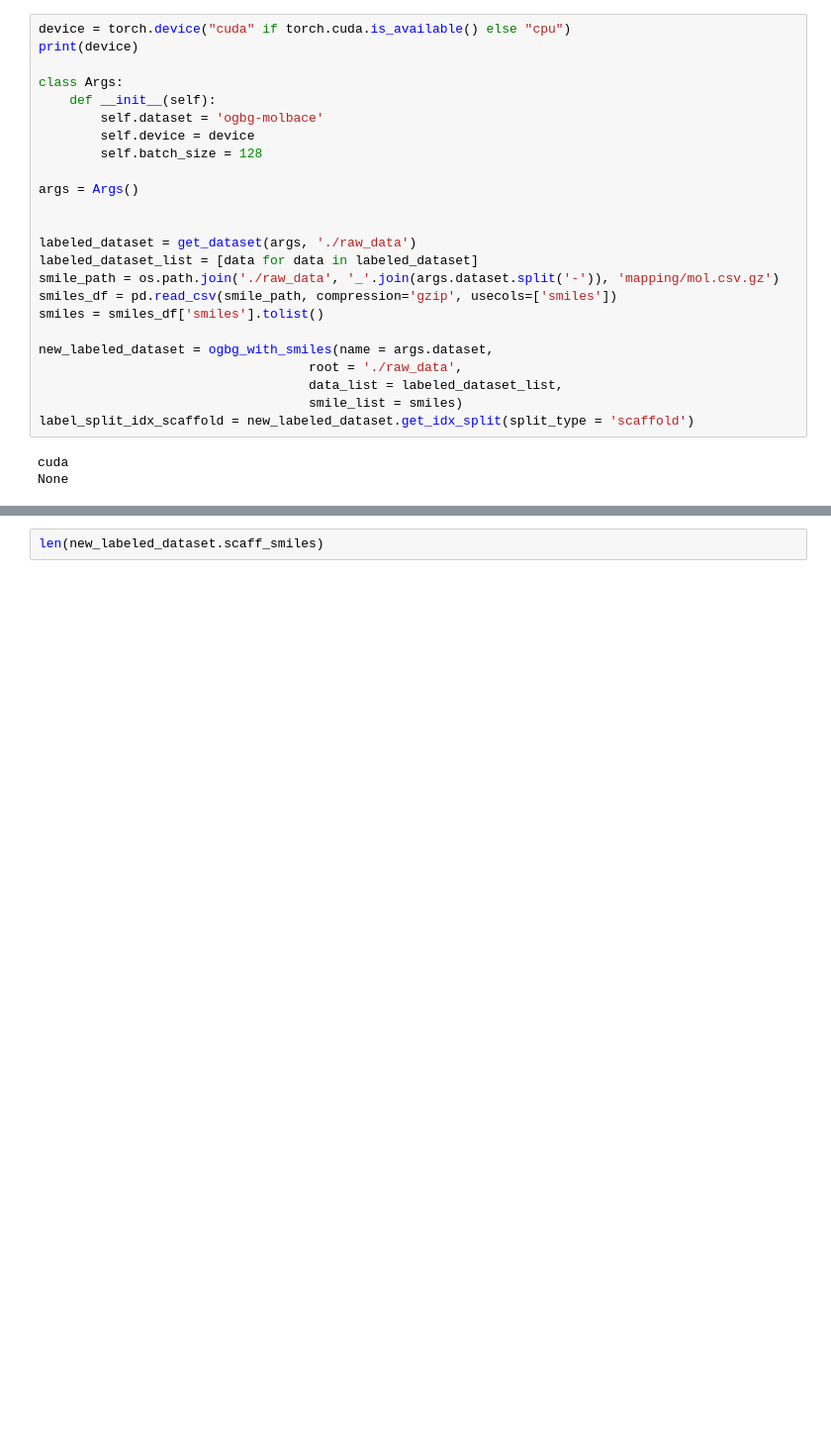
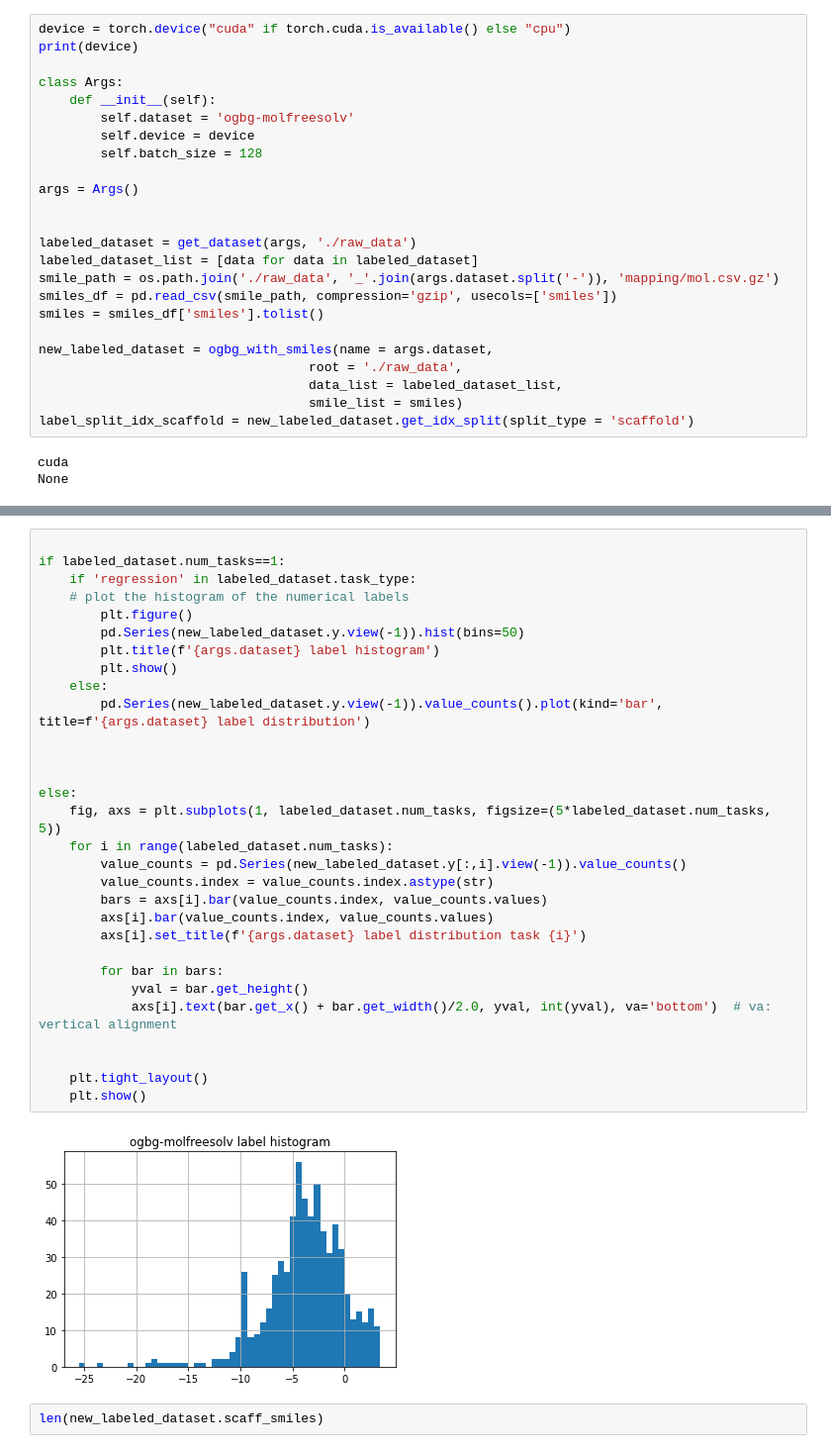
Before and after one commit to xwang38438/data_centric_molscaffold, a Jupyter notebook: test_perf.ipynb, the cells around one changed output, grey strips where cells are left out. Shown at 99% size. Saved outputs shown, nothing was run; the diff lists cells and outputs as text; blank space fills up the shorter version.

```diff
--- a/test_perf.ipynb
+++ b/test_perf.ipynb
@@ -22,7 +22,7 @@ print(device)
 
 class Args:
     def __init__(self):
-        self.dataset = 'ogbg-molbace'
+        self.dataset = 'ogbg-molfreesolv'
         self.device = device
         self.batch_size = 128
 
@@ -46,3 +50,35 @@ None
+# %%
+
+if labeled_dataset.num_tasks==1:
+    if 'regression' in labeled_dataset.task_type:
+    # plot the histogram of the numerical labels
+        plt.figure()
+        pd.Series(new_labeled_dataset.y.view(-1)).hist(bins=50)
+        plt.title(f'{args.dataset} label histogram')
+        plt.show()
+    else:
+        pd.Series(new_labeled_dataset.y.view(-1)).value_counts().plot(kind='bar', title=f'{args.dataset} label distribution')
+
+
+
+else:
+    fig, axs = plt.subplots(1, labeled_dataset.num_tasks, figsize=(5*labeled_dataset.num_tasks, 5))
+    for i in range(labeled_dataset.num_tasks):
+        value_counts = pd.Series(new_labeled_dataset.y[:,i].view(-1)).value_counts()
+        value_counts.index = value_counts.index.astype(str)
+        bars = axs[i].bar(value_counts.index, value_counts.values)
+        axs[i].bar(value_counts.index, value_counts.values)
+        axs[i].set_title(f'{args.dataset} label distribution task {i}')
+
+        for bar in bars:
+            yval = bar.get_height()
+            axs[i].text(bar.get_x() + bar.get_width()/2.0, yval, int(yval), va='bottom')  # va: vertical alignment
+
+
+    plt.tight_layout()
+    plt.show()
+# %% [output]
+[figure, added]
 # %%
 len(new_labeled_dataset.scaff_smiles)
 # %% [output]
```
Also changed, not shown: parts of 1 cell of this notebook, 17 other files.
